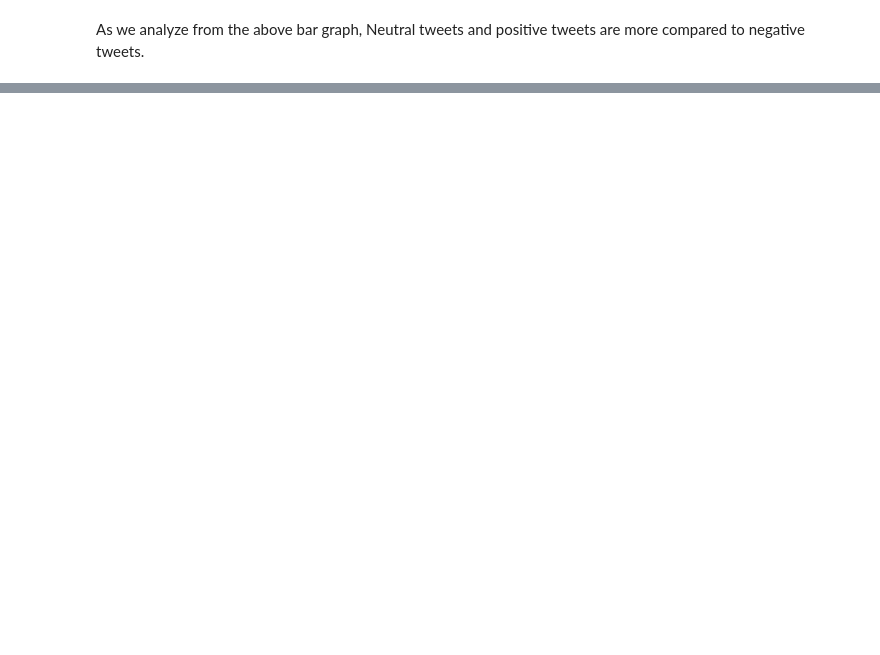
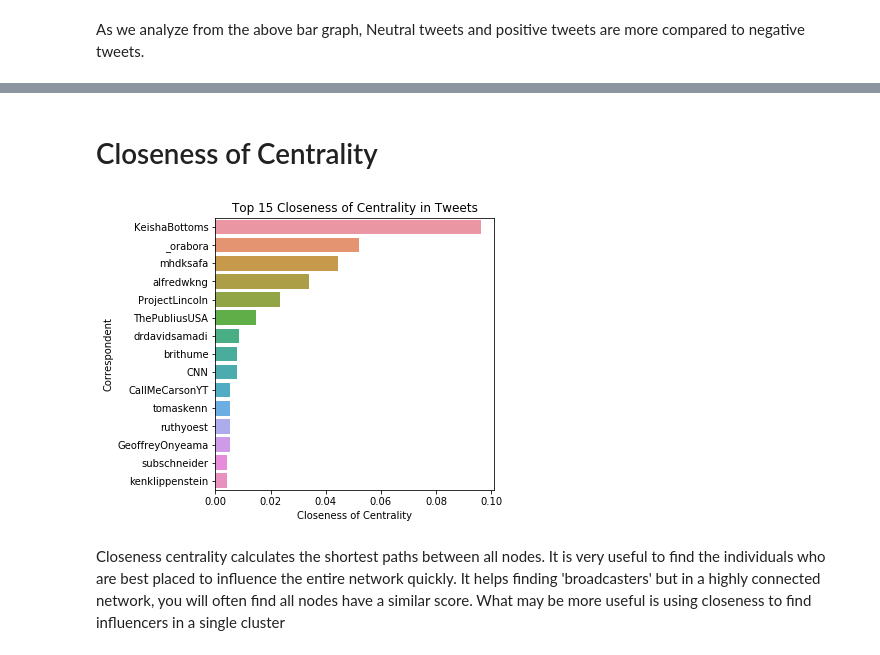
Before and after one commit to PriyaShaji/Data620-1, a Jupyter notebook: Final Project/Test Versions/Final_Project.ipynb, the cells around one changed output, grey strips where cells are left out. Drawn from its saved outputs; the diff is of its cells as text; code cells hidden in the pictures; blank space fills up the shorter version.

```diff
--- a/Final Project/Test Versions/Final_Project.ipynb
+++ b/Final Project/Test Versions/Final_Project.ipynb
@@ -362,0 +583,27 @@ As we analyze from the above bar graph, Neutral tweets and positive tweets are m
+# %% [markdown]
+# Closeness of Centrality
+# %%
+close = nx.closeness_centrality(G_rt)
+name = []
+closeness = []
+
+for key, value in close.items():
+    name.append(key)
+    closeness.append(value)
+
+clo = pd.DataFrame()
+clo['name'] = name
+clo['closeness'] = closeness
+clo = clo.sort_values(by='closeness', ascending=False)
+
+
+plt.figure(figsize=(5,5))
+_ = sns.barplot(x='closeness', y='name', data=clo[:15], orient='h')
+_ = plt.xlabel('Closeness of Centrality')
+_ = plt.ylabel('Correspondent')
+_ = plt.title('Top 15 Closeness of Centrality in Tweets')
+plt.show()
+# %% [output]
+[figure, added]
+# %% [markdown]
+Closeness centrality calculates the shortest paths between all nodes. It is very useful to find the individuals who are best placed to influence the entire network quickly. It helps finding 'broadcasters' but in a highly connected network, you will often find all nodes have a similar score.  What may be more useful is using closeness to find influencers in a single cluster
```
Also changed, not shown: parts of 35 cells of this notebook.
